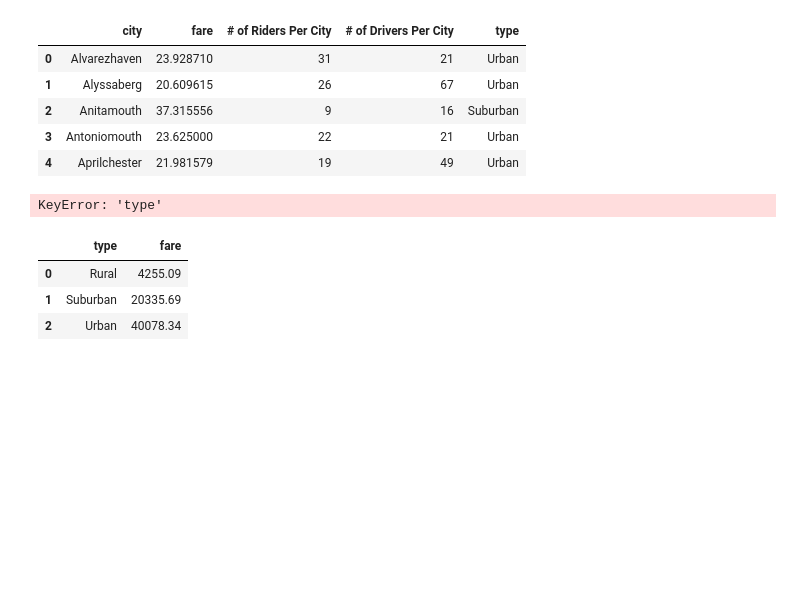
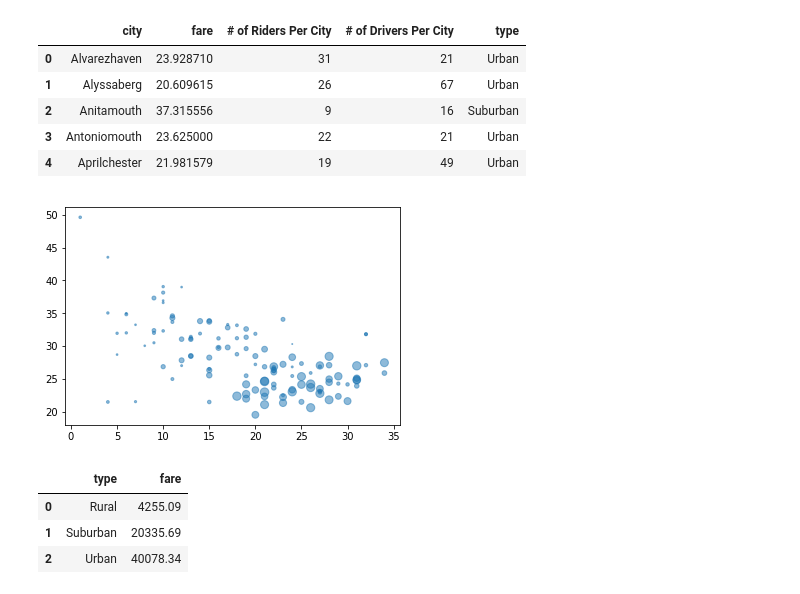
Before and after one commit to newlancealot/python-challenge, a Jupyter notebook: Pyber_Newbolt.ipynb, the cells around one changed output. Cells and saved outputs as stored; diff of their text form; code cells hidden in the pictures; blank space fills up the shorter version.

```diff
--- a/Pyber_Newbolt.ipynb
+++ b/Pyber_Newbolt.ipynb
@@ -188,37 +188,37 @@ merged_pyber.head()
 #Scattter_plot = merged_pyber.pivot_table(index='# of Riders Per City', values='fare','# of Drivers Per City')
 #Scattter_plot.reset_index().plot.scatter('# of Riders Per City','fare', s='# of Drivers Per City')
 #GOLD, LIGHT SKY BLUE, AND LIGHT CORAL
 
 
 x = merged_pyber['# of Riders Per City']
 y = merged_pyber['fare']
 z = merged_pyber['# of Drivers Per City']
-b = TypeCity['type']
+#b = TypeCity['type']
 
 # use the scatter function
-plt.scatter(x, y, s=z, c=b, cmap= "blues", alpha=0.5)
-plt.scatter(x, y, s=z, c=b, cmap= "blues", alpha=0.5)
+plt.scatter(x, y, s=z, alpha=0.5)
+#plt.scatter(x, y, s=z, c=b, cmap= "blues", alpha=0.5)
 plt.show()
 
 
 
 #plt.show()
 
 
 
 
 
 #plt.scatter(merged_pyber("# of Riders Per City"), merged_pyber("fare"), marker="o", facecolors="red", edgecolors="black")
  # Set the upper and lower limits of our y axis
 #plt.ylim(200,625)
  # Set the upper and lower limits of our x axis
 #plt.xlim(13,25)
  # Create a title, x label, and y label for our chart
 #plt.title("Ice Cream Sales v Temperature")
 #plt.xlabel("Temperature (Celsius)")
 #plt.ylabel("Sales (Dollars)")
 # %% [output]
-KeyError: 'type'
+[figure, added]
 # %%
  # Save an image of the chart and print to screen
 plt.savefig("IceCreamSales.png")
```
